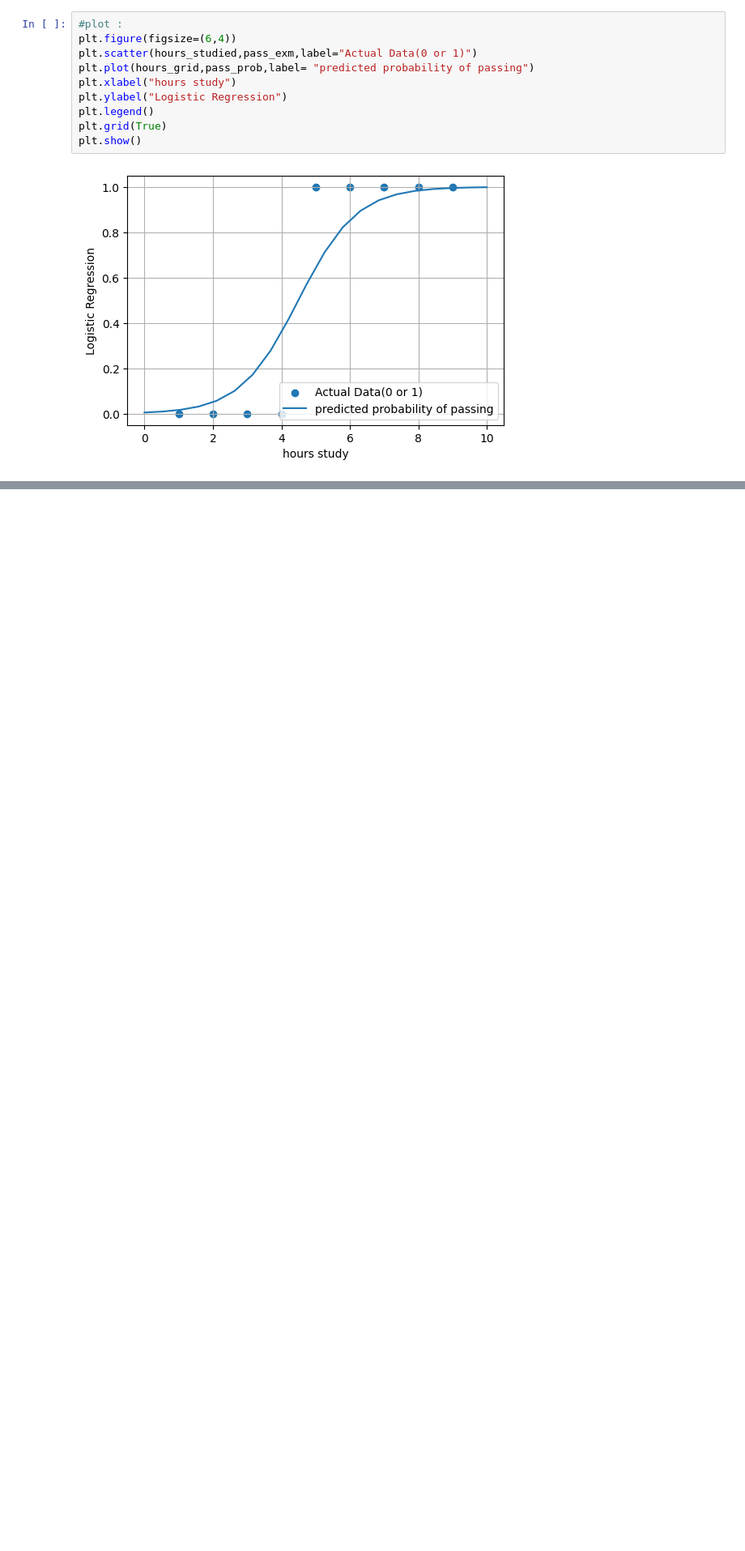
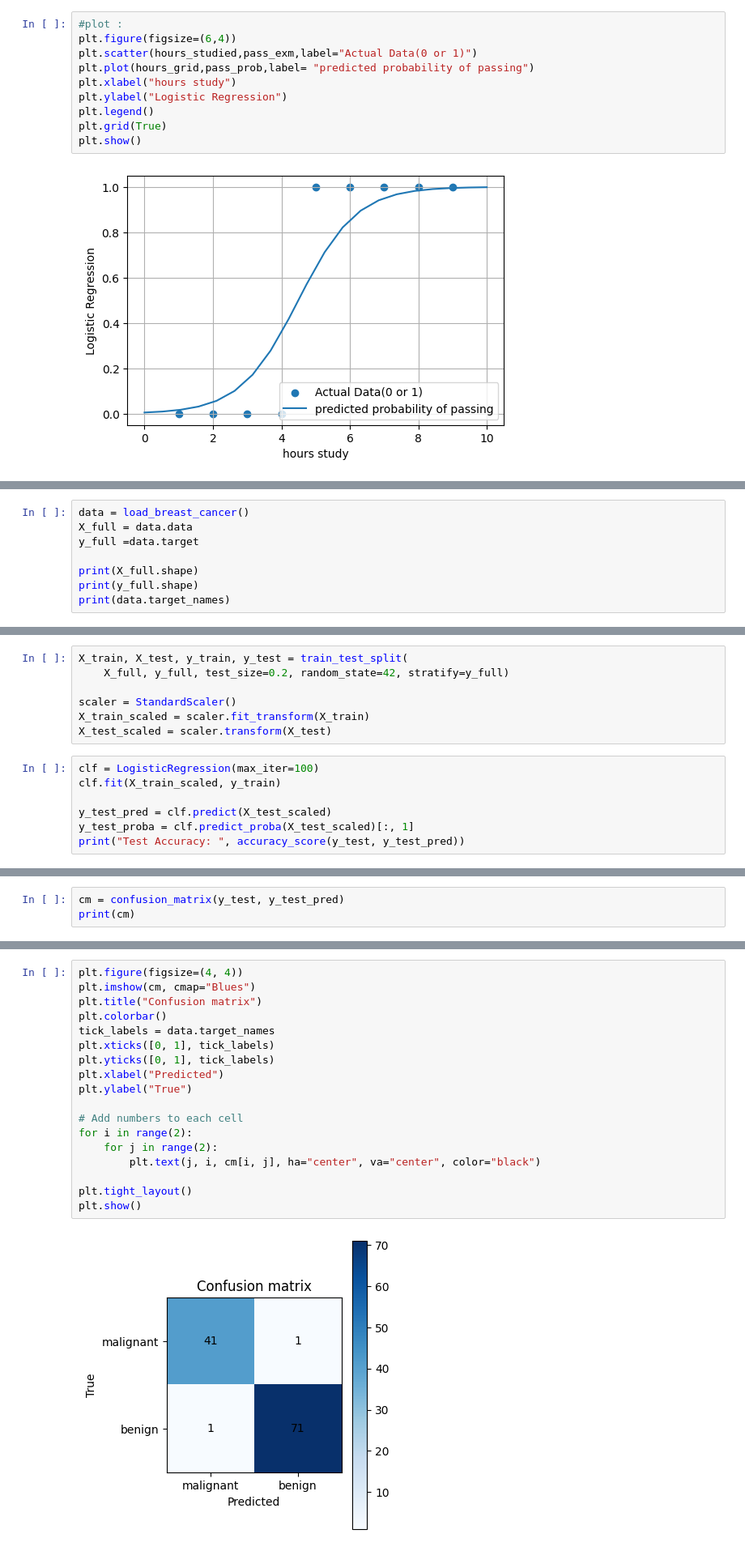
Before and after one commit to sonjoy1s/ML, a Jupyter notebook: Module14.ipynb, the cells around one changed output, grey strips where cells are left out. Shown: that part at 81% size. Cells and saved outputs as stored; diff of their text form; blank space fills up the shorter version.

```diff
--- a/Module14.ipynb
+++ b/Module14.ipynb
@@ -85,0 +138,8 @@ rlt_df
+# %%
+data = load_breast_cancer()
+X_full = data.data
+y_full =data.target
+
+print(X_full.shape)
+print(y_full.shape)
+print(data.target_names)
@@ -85,0 +180,14 @@ rlt_df
+# %%
+X_train, X_test, y_train, y_test = train_test_split(
+    X_full, y_full, test_size=0.2, random_state=42, stratify=y_full)
+
+scaler = StandardScaler()
+X_train_scaled = scaler.fit_transform(X_train)
+X_test_scaled = scaler.transform(X_test)
+# %%
+clf = LogisticRegression(max_iter=100)
+clf.fit(X_train_scaled, y_train)
+
+y_test_pred = clf.predict(X_test_scaled)
+y_test_proba = clf.predict_proba(X_test_scaled)[:, 1]
+print("Test Accuracy: ", accuracy_score(y_test, y_test_pred))
@@ -85,0 +196,3 @@ rlt_df
+# %%
+cm = confusion_matrix(y_test, y_test_pred)
+print(cm)
@@ -85,0 +213,20 @@ rlt_df
+# %%
+plt.figure(figsize=(4, 4))
+plt.imshow(cm, cmap="Blues")
+plt.title("Confusion matrix")
+plt.colorbar()
+tick_labels = data.target_names
+plt.xticks([0, 1], tick_labels)
+plt.yticks([0, 1], tick_labels)
+plt.xlabel("Predicted")
+plt.ylabel("True")
+
+# Add numbers to each cell
+for i in range(2):
+    for j in range(2):
+        plt.text(j, i, cm[i, j], ha="center", va="center", color="black")
+
+plt.tight_layout()
+plt.show()
+# %% [output]
+[figure, added]
```
Also changed, not shown: parts of 14 cells of this notebook.
